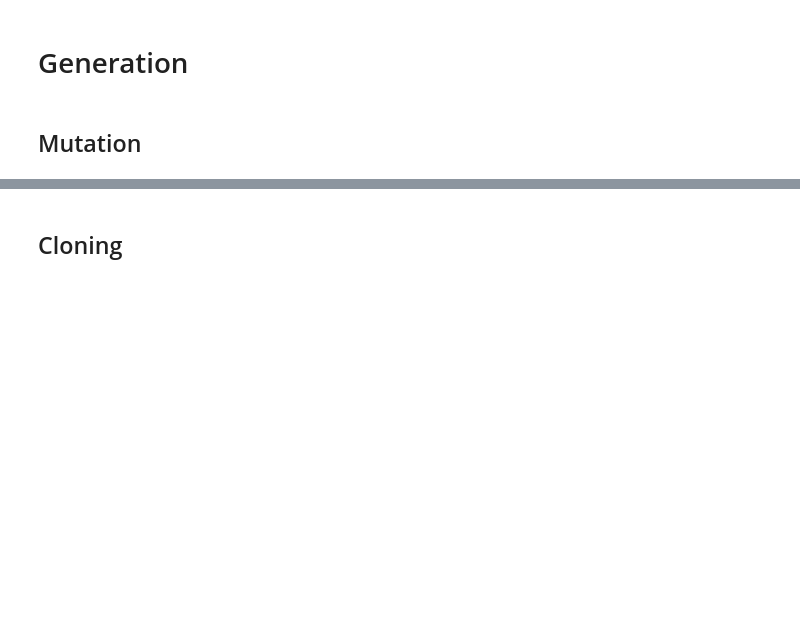
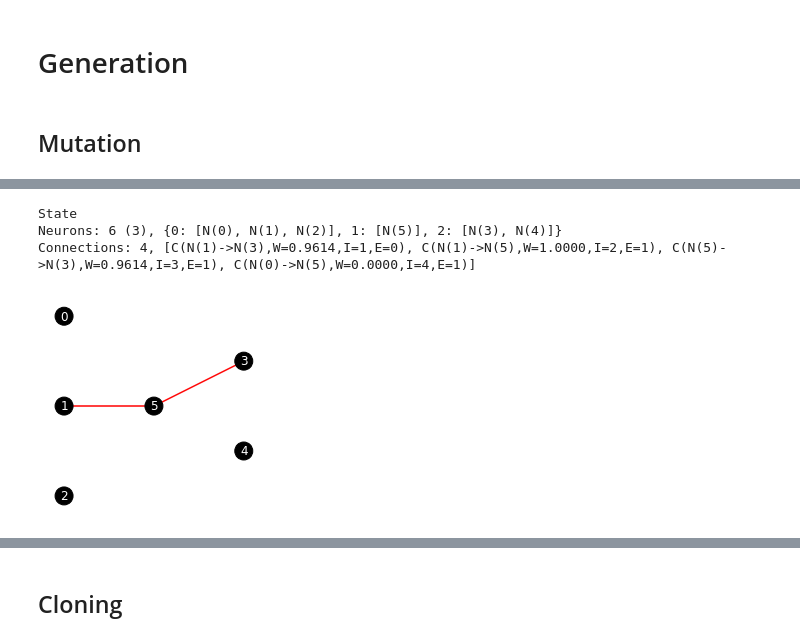
Before and after one commit to drewcurran/COS398_NEAT, a Jupyter notebook: NEAT/test_code.ipynb, the cells around one changed output, grey strips where cells are left out. Drawn from its saved outputs; the diff is of its cells as text; code cells hidden in the pictures; blank space fills up the shorter version.

```diff
--- a/NEAT/test_code.ipynb
+++ b/NEAT/test_code.ipynb
@@ -89,0 +40,9 @@ Connections: 5, [C(N(0)->N(2),W=-0.2349,I=1,E=1), C(N(1)->N(2),W=0.6209,I=2,E=0)
+# %%
+players[0].mutate_neuron(innovations)
+players[0].print_state()
+players[0].draw_state()
+# %% [output]
+State
+Neurons: 6 (3), {0: [N(0), N(1), N(2)], 1: [N(5)], 2: [N(3), N(4)]}
+Connections: 4, [C(N(1)->N(3),W=0.9614,I=1,E=0), C(N(1)->N(5),W=1.0000,I=2,E=1), C(N(5)->N(3),W=0.9614,I=3,E=1), C(N(0)->N(5),W=0.0000,I=4,E=1)]
+[figure, added]
```
Also changed, not shown: parts of 35 cells of this notebook, 6 other files.
